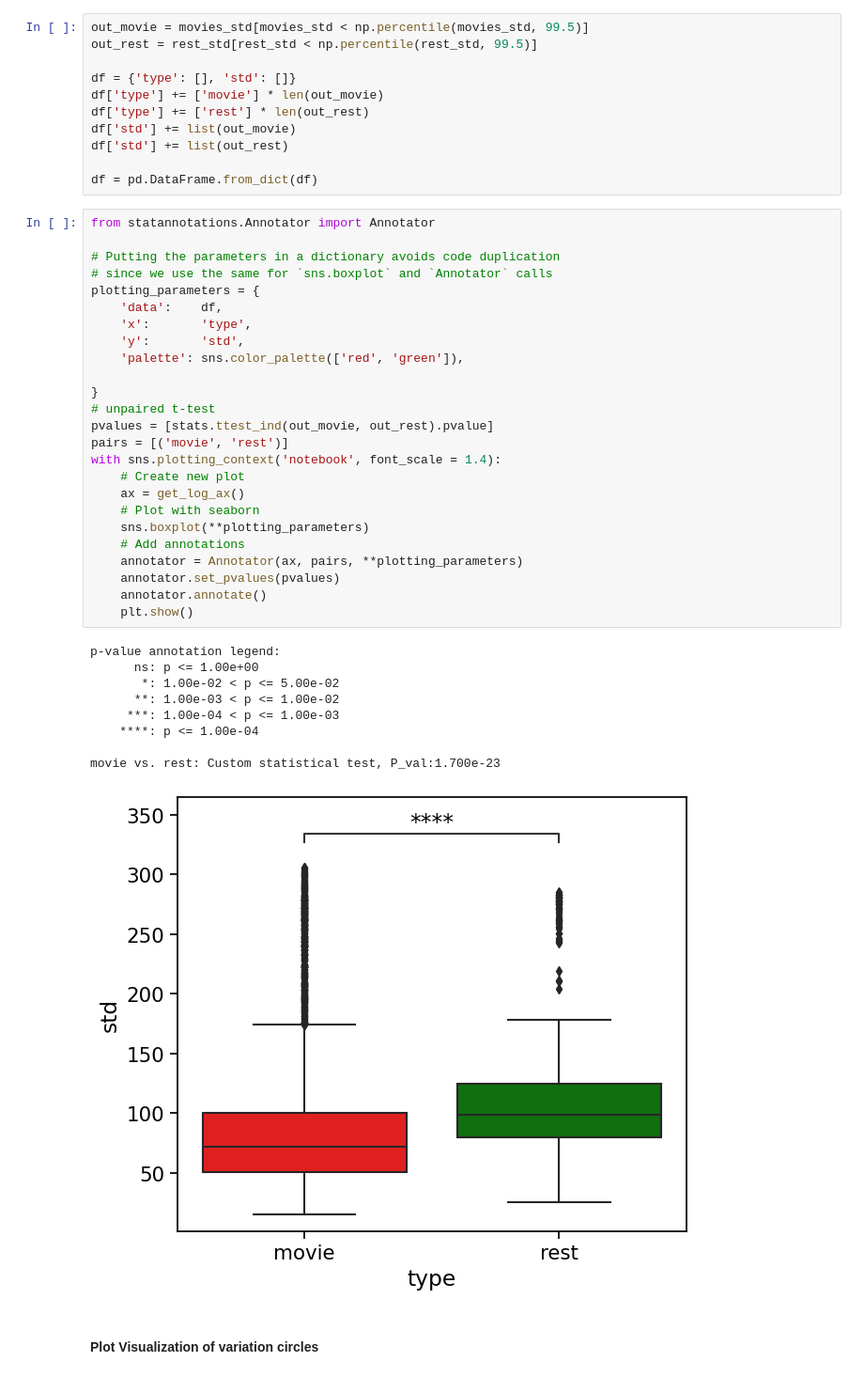
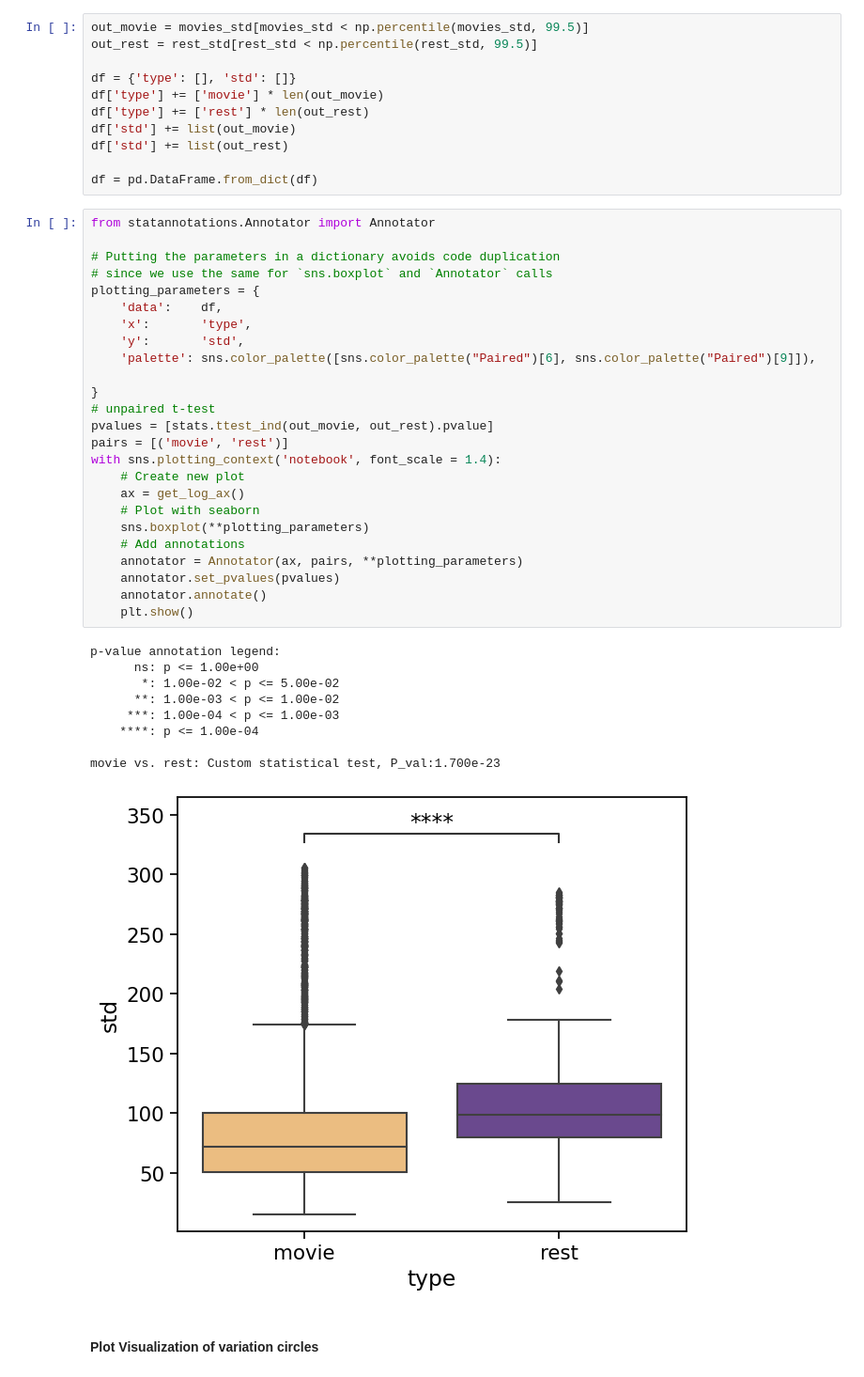
Before and after one commit to MIPLabCH/emoguide_gradients, a Jupyter notebook: 04_intersubject_variability.ipynb, the cells around one changed output. Shown at 94% size. Drawn from its saved outputs; the diff is of its cells as text.

```diff
--- a/04_intersubject_variability.ipynb
+++ b/04_intersubject_variability.ipynb
@@ -128,35 +128,35 @@ from statannotations.Annotator import Annotator
 # Putting the parameters in a dictionary avoids code duplication
 # since we use the same for `sns.boxplot` and `Annotator` calls
 plotting_parameters = {
     'data':    df,
     'x':       'type',
     'y':       'std',
-    'palette': sns.color_palette(['red', 'green']),
+    'palette': sns.color_palette([sns.color_palette("Paired")[6], sns.color_palette("Paired")[9]]),
 
 }
 # unpaired t-test
 pvalues = [stats.ttest_ind(out_movie, out_rest).pvalue]
 pairs = [('movie', 'rest')]
 with sns.plotting_context('notebook', font_scale = 1.4):
     # Create new plot
     ax = get_log_ax()
     # Plot with seaborn
     sns.boxplot(**plotting_parameters)
     # Add annotations
     annotator = Annotator(ax, pairs, **plotting_parameters)
     annotator.set_pvalues(pvalues)
     annotator.annotate()
     plt.show()
 # %% [output]
 p-value annotation legend:
       ns: p <= 1.00e+00
        *: 1.00e-02 < p <= 5.00e-02
       **: 1.00e-03 < p <= 1.00e-02
      ***: 1.00e-04 < p <= 1.00e-03
     ****: p <= 1.00e-04
 
 movie vs. rest: Custom statistical test, P_val:1.700e-23
-[figure, old version]
+[figure, new version]
 # %% [markdown]
 #### Plot Visualization of variation circles
 # %%
```
Also changed, not shown: parts of 3 cells of this notebook, 5 other files.
